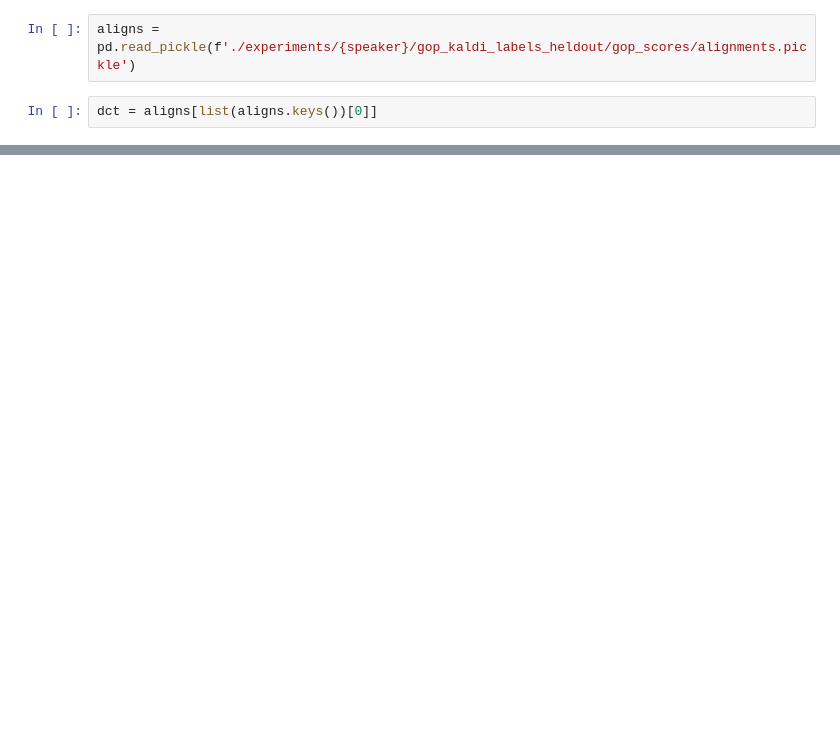
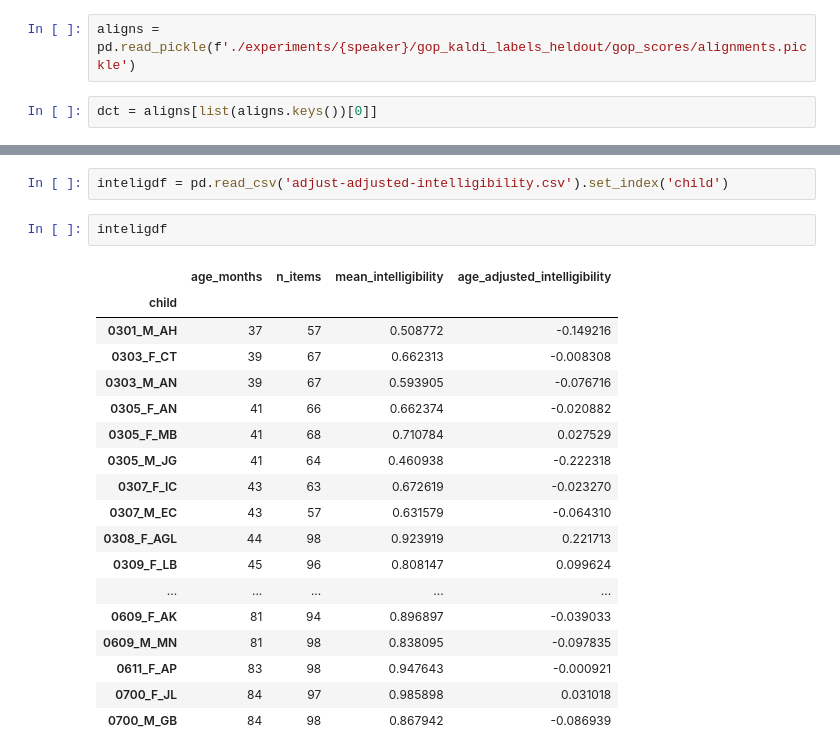
Before and after one commit to pkadambi/gop-ft, a Jupyter notebook: process_gops.ipynb, the cells around one changed output, grey strips where cells are left out. Saved outputs shown, nothing was run; the diff lists cells and outputs as text; blank space fills up the shorter version.

Commit message:
added age adjusted intellig calculation

```diff
--- a/process_gops.ipynb
+++ b/process_gops.ipynb
@@ -53,0 +183,23 @@ dct
+# %%
+inteligdf = pd.read_csv('adjust-adjusted-intelligibility.csv').set_index('child')
+# %%
+inteligdf
+# %% [output]
+|  | age_months | n_items | mean_intelligibility | age_adjusted_intelligibility |
+| child |  |  |  |  |
+| 0301_M_AH | 37 | 57 | 0.508772 | -0.149216 |
+| 0303_F_CT | 39 | 67 | 0.662313 | -0.008308 |
+| 0303_M_AN | 39 | 67 | 0.593905 | -0.076716 |
+| 0305_F_AN | 41 | 66 | 0.662374 | -0.020882 |
+| 0305_F_MB | 41 | 68 | 0.710784 | 0.027529 |
+| 0305_M_JG | 41 | 64 | 0.460938 | -0.222318 |
+| 0307_F_IC | 43 | 63 | 0.672619 | -0.023270 |
+| 0307_M_EC | 43 | 57 | 0.631579 | -0.064310 |
+| 0308_F_AGL | 44 | 98 | 0.923919 | 0.221713 |
+| 0309_F_LB | 45 | 96 | 0.808147 | 0.099624 |
+| ... | ... | ... | ... | ... |
+| 0609_F_AK | 81 | 94 | 0.896897 | -0.039033 |
+| 0609_M_MN | 81 | 98 | 0.838095 | -0.097835 |
+| 0611_F_AP | 83 | 98 | 0.947643 | -0.000921 |
+| 0700_F_JL | 84 | 97 | 0.985898 | 0.031018 |
+| 0700_M_GB | 84 | 98 | 0.867942 | -0.086939 |
```
Also changed, not shown: parts of 16 cells of this notebook, 5 other files.
